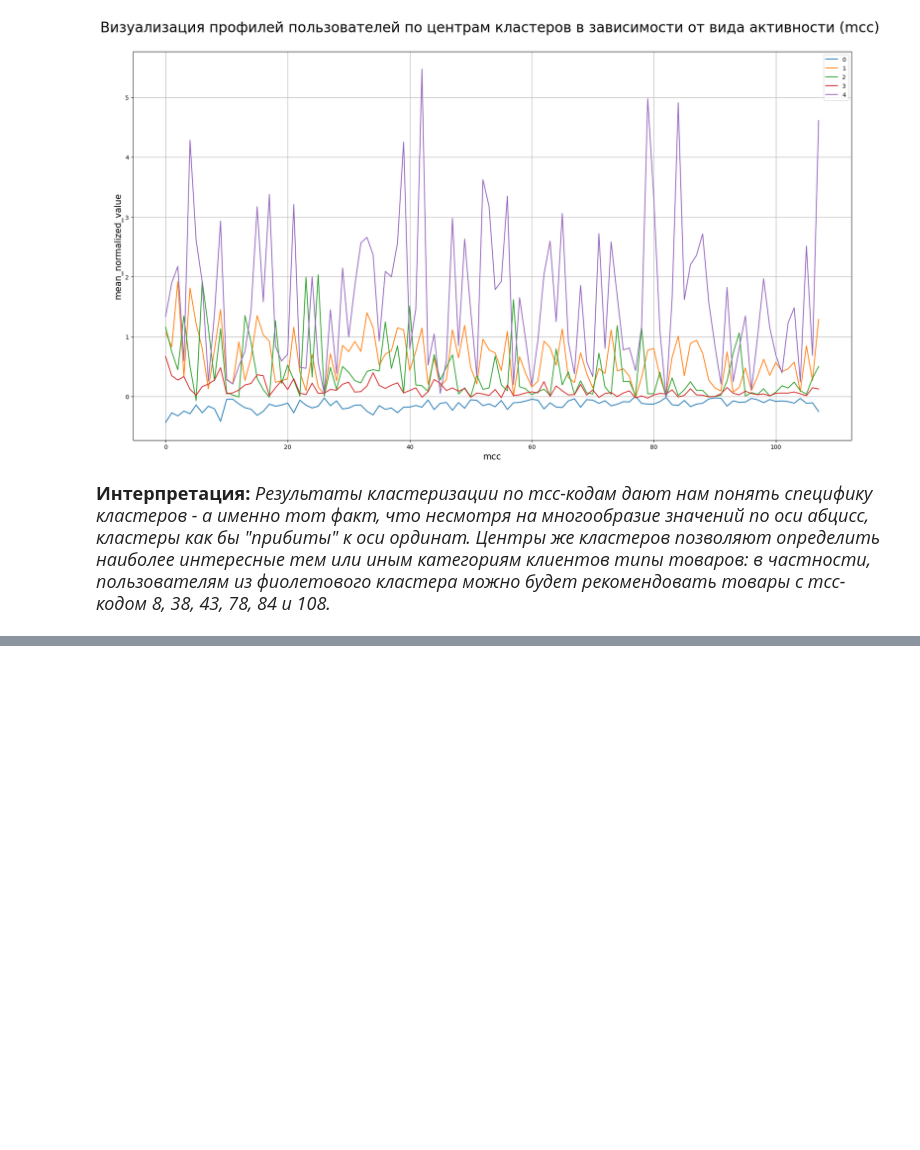
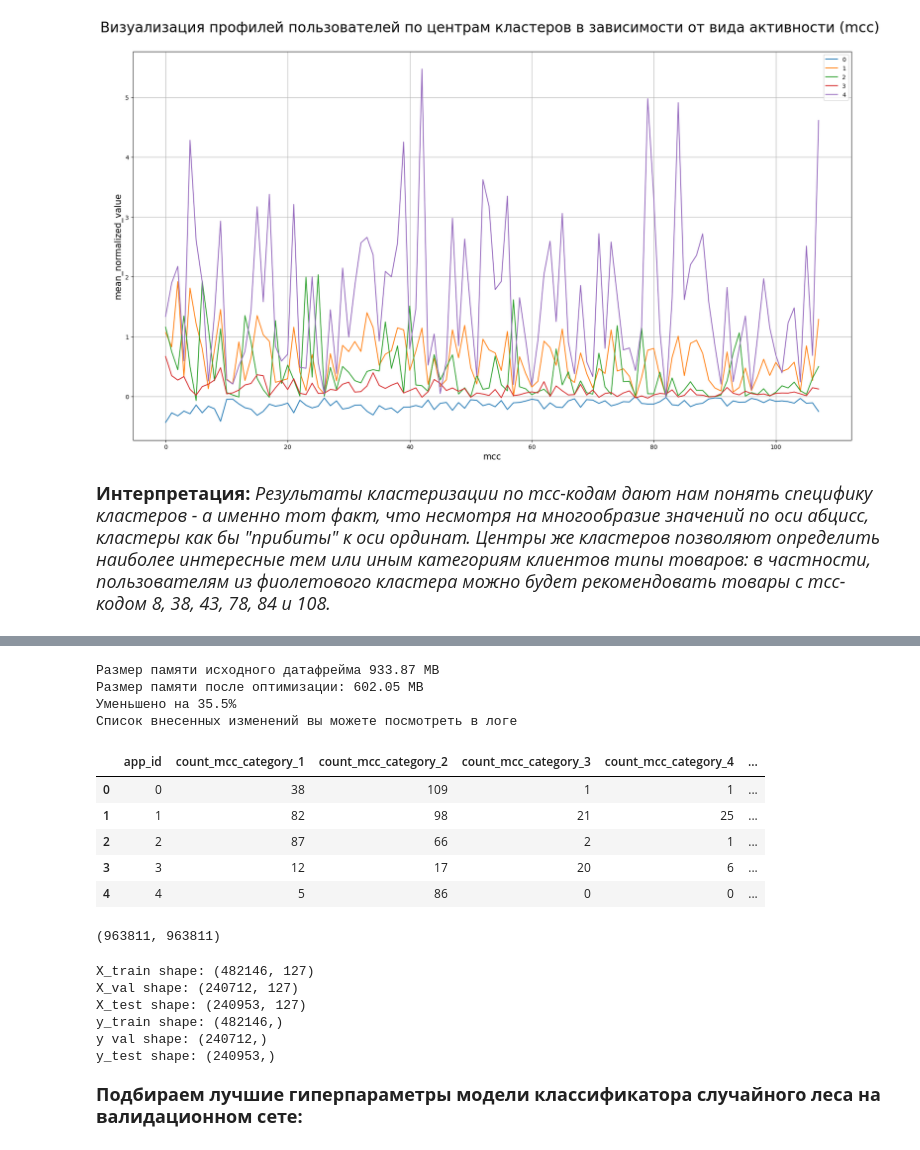
Before and after one commit to Reybandt/fin_agents, a Jupyter notebook: Alfabattle2_lab1.ipynb, the cells around one changed output, grey strips where cells are left out. Drawn from its saved outputs; the diff is of its cells as text; code cells hidden in the pictures; blank space fills up the shorter version.

```diff
--- a/Alfabattle2_lab1.ipynb
+++ b/Alfabattle2_lab1.ipynb
@@ -288,0 +295,2 @@ kmeans_pipeline(normalized_mcc_df, 'mcc')
+# %%
+train_targets = pd.read_csv("./data/alfabattle2_sand_alfabattle2_train_target.csv")
@@ -288,0 +460,5 @@ kmeans_pipeline(normalized_mcc_df, 'mcc')
+# %%
+%%time
+train_data = prepare_transactions_dataset(PATH_TO_TRAIN,
+                                    num_parts_to_preprocess_at_once=5,
+                                    num_parts_total=50)
@@ -288,0 +468,7 @@ kmeans_pipeline(normalized_mcc_df, 'mcc')
+# %%
+train_data, log_reduce_mem_train = reduce_mem_usage_df(train_data)
+# %% [output]
+Размер памяти исходного датафрейма 933.87 MB
+Размер памяти после оптимизации: 602.05 MB
+Уменьшено на 35.5%
+Список внесенных изменений вы можете посмотреть в логе
@@ -288,0 +477,9 @@ kmeans_pipeline(normalized_mcc_df, 'mcc')
+# %%
+merged_train_data.head()
+# %% [output]
+|  | app_id | count_mcc_category_1 | count_mcc_category_2 | count_mcc_category_3 | count_mcc_category_4 | ... |
+| 0 | 0 | 38 | 109 | 1 | 1 | ... |
+| 1 | 1 | 82 | 98 | 21 | 25 | ... |
+| 2 | 2 | 87 | 66 | 2 | 1 | ... |
+| 3 | 3 | 12 | 17 | 20 | 6 | ... |
+| 4 | 4 | 5 | 86 | 0 | 0 | ... |
@@ -288,0 +490,28 @@ kmeans_pipeline(normalized_mcc_df, 'mcc')
+# %%
+len(X), len(targets)
+# %% [output]
+(963811, 963811)
+# %%
+# Генерируем тренировочную, тестовую и валидационную выборки в пропорции 50-25-25
+from sklearn.model_selection import train_test_split
+
+X_train, X_test, y_train, y_test = train_test_split(X, y,
+    test_size=0.25, shuffle=True, random_state=24)
+
+X_train, X_val, y_train, y_val = train_test_split(X_train, y_train,
+    test_size=0.333, shuffle=True, random_state=24)
+
+
+print("X_train shape: {}".format(X_train.shape))
+print("X_val shape: {}".format(X_val.shape))
+print("X_test shape: {}".format(X_test.shape))
+print("y_train shape: {}".format(y_train.shape))
+print("y val shape: {}".format(y_val.shape))
+print("y_test shape: {}".format(y_test.shape))
+# %% [output]
+X_train shape: (482146, 127)
+X_val shape: (240712, 127)
+X_test shape: (240953, 127)
+y_train shape: (482146,)
+y val shape: (240712,)
+y_test shape: (240953,)
@@ -288,0 +523,2 @@ kmeans_pipeline(normalized_mcc_df, 'mcc')
+# %% [markdown]
+<font size=4><b> Подбираем лучшие гиперпараметры модели классификатора случайного леса на валидационном сете:
```
Also changed, not shown: parts of 23 cells of this notebook.
